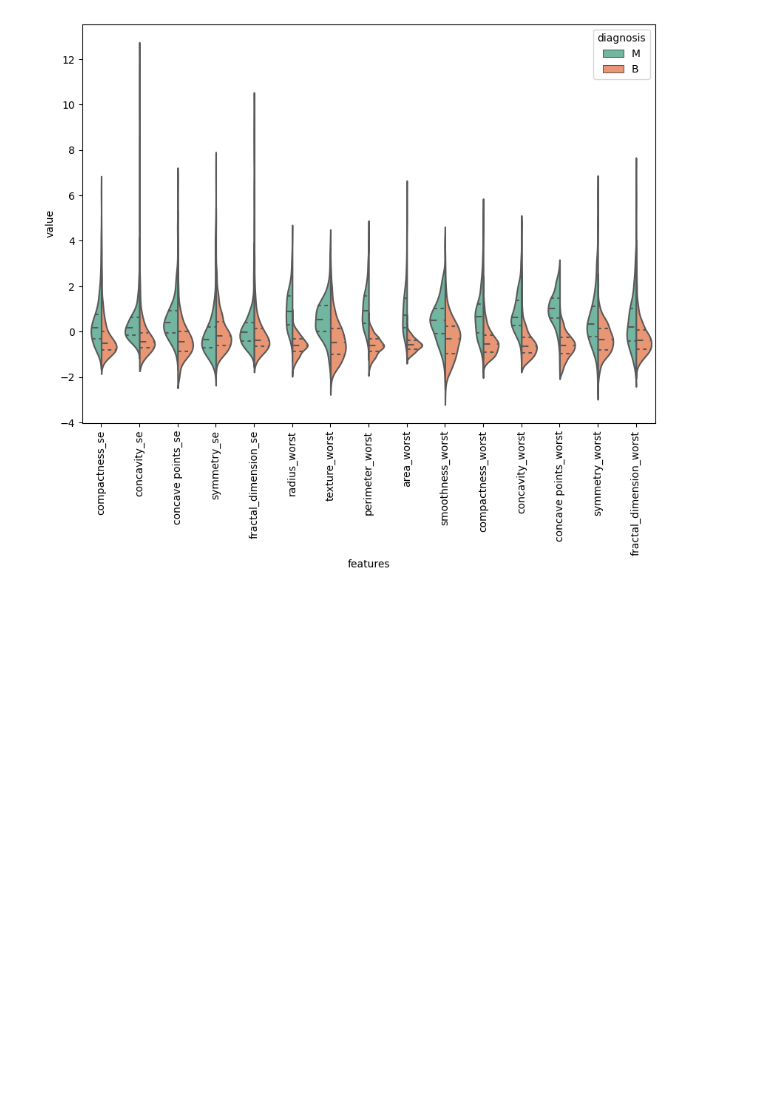
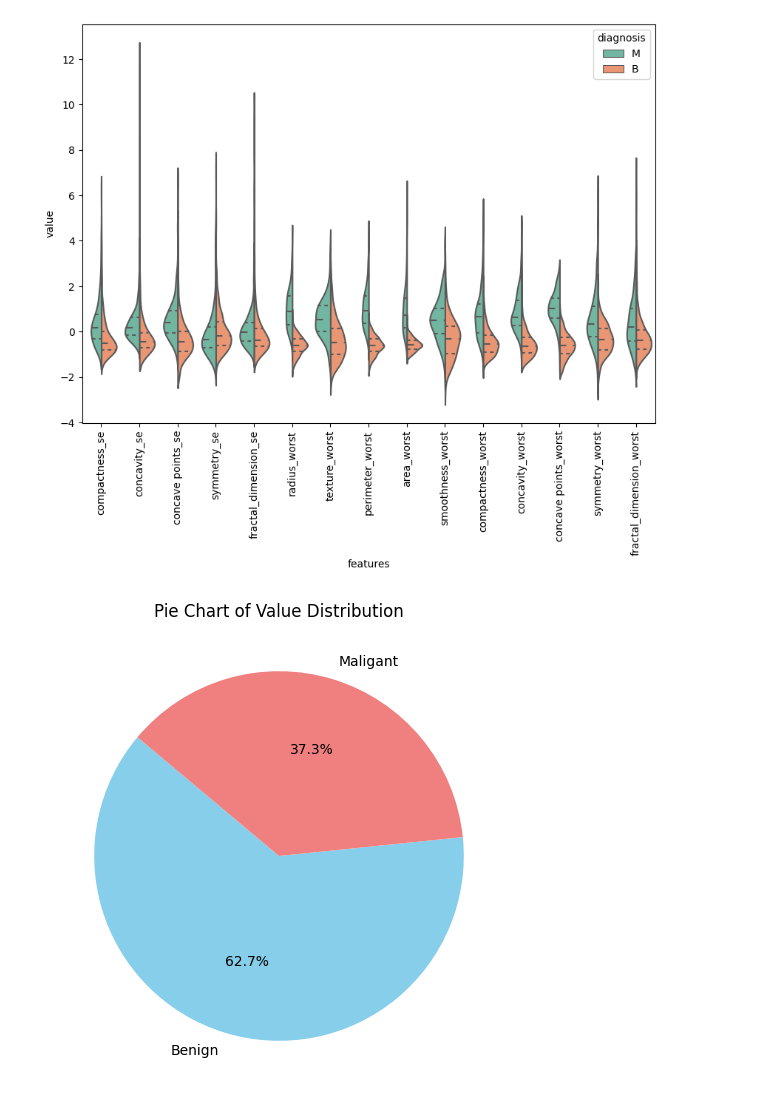
Before and after one commit to mars12161/bayer_challenge_d_life, a Jupyter notebook: main.ipynb, the cells around one changed output. Saved outputs shown, nothing was run; the diff lists cells and outputs as text; code cells hidden in the pictures; blank space fills up the shorter version.

```diff
--- a/main.ipynb
+++ b/main.ipynb
@@ -240,3 +242,19 @@ visualize_variability(X,y,0,15)
 visualize_variability(X,y,15,30)
 # %% [output]
 [figure]
+# %%
+def display_pie_chart(data_series):
+    # Count occurrences of each value
+    value_counts = data_series.value_counts()
+
+    # Create a pie chart using Seaborn's pieplot function
+    plt.figure(figsize=(6, 6))
+    plt.pie(value_counts, labels=["Benign","Maligant"], autopct='%1.1f%%', startangle=140, colors=['skyblue', 'lightcoral'])
+    plt.title('Pie Chart of Value Distribution')
+
+    # Show the pie chart
+    plt.show()
+
+display_pie_chart(y)
+# %% [output]
+[figure, added]
```
Also changed, not shown: parts of 8 cells of this notebook, 3 other files.
